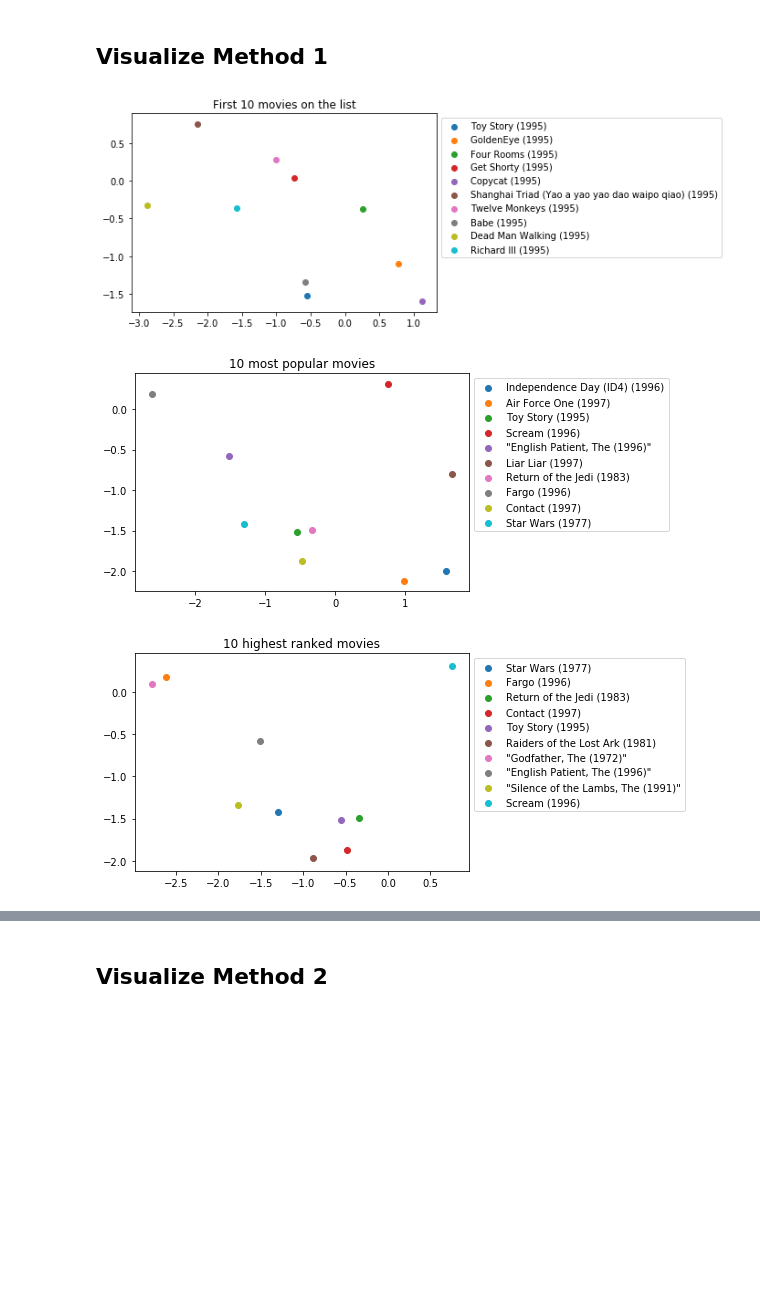
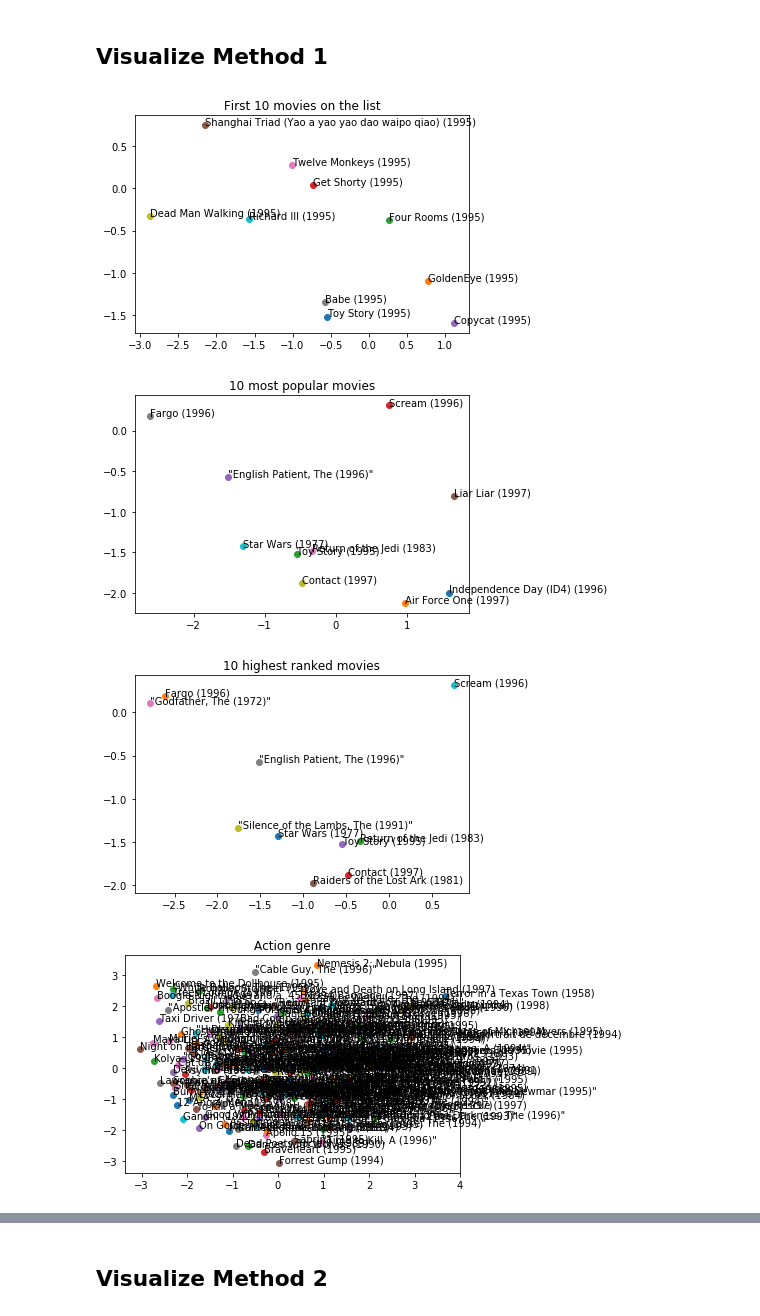
Before and after one commit to jenny233/movie-projection, a Jupyter notebook: Matrix_Factorization_Vizualization.ipynb, the cells around one changed output, grey strips where cells are left out. Cells and saved outputs as stored; diff of their text form; code cells hidden in the pictures; blank space fills up the shorter version.

Commit message:
ran method 2 again, added visualization

```diff
--- a/Matrix_Factorization_Vizualization.ipynb
+++ b/Matrix_Factorization_Vizualization.ipynb
@@ -207,8 +207,8 @@ def train_model_use_bias(M, N, K, eta, reg, Y, eps=0.0001, max_epochs=300):
 
     return (U, V, a, b, get_err(U, V, Y, reg, use_bias=True, a=a, b=b))
 # %%
-etas = [0.02]
-regs = [0.1, 0.2, 0.5]
+etas = [0.1]
+regs = [0.01, 0.05, 0.1]
 
 param_grid = []
 for eta in etas:
@@ -227,11 +227,12 @@ for train_index, test_index in kf.split(Y_train):
 results = []
 for params in param_grid:
     avg = np.mean([err[1] for err in errors if err[0] == params])
+    print(params, avg)
     results.append([params, avg])
 
 results = sorted(results, key = lambda x: x[1])
 best_params = results[0][0]
-print(results)
+# print(results)
 print(best_params)
 
 U_method2, V_method2, a, b, train_err = train_model_use_bias(M,N,20,best_params[0],best_params[1],Y_train)
@@ -277,8 +280,11 @@ def plot_projections(U_in, V_in, plot_title, U_indices=False, V_indices=False):
 
     if type(V_indices) is not bool:
         for i in range(len(V_indices)):
-            plt.scatter(Vproj_new[0][i], Vproj_new[1][i], label=movie_names[V_indices[i]+1])
-            plt.legend(loc='upper left', bbox_to_anchor=(1,1))
+            x_coord = Vproj_new[0][i]
+            y_coord = Vproj_new[1][i]
+            plt.plot(x_coord, y_coord, "o", label=movie_names[V_indices[i]+1])
+            plt.annotate(movie_names[V_indices[i]+1], (x_coord, y_coord))
+#             plt.legend(loc='upper left', bbox_to_anchor=(1,1))
     if type(U_indices) is not bool:
         plt.scatter(Uproj_new[0], Uproj_new[1])
     plt.title(plot_title)
@@ -288,45 +294,45 @@ def plot_projections(U_in, V_in, plot_title, U_indices=False, V_indices=False):
 # %% [markdown]
 ## Visualize Method 1
 # %%
-movie_ids, counts = np.unique(Y_total[:,1], return_counts=True)
-
 # Any 10 movies
 plot_projections(U_method1, V_method1, "First 10 movies on the list", False, np.array(range(10)))
 
 # 10 most popular movies
+movie_ids, counts = np.unique(Y_total[:,1], return_counts=True)
 popularities = sorted(zip(movie_ids, counts),key = lambda x: x[1])
 top_ids, top_counts = zip(*popularities[-10:])
 plot_projections(U_method1, V_method1, "10 most popular movies", False, np.array(top_ids, dtype='int') - 1)
 
 # 10 highest ranked movies
 avg_ratings = []
 for j in range(N):
     movie_ratings = Y[:, j]
     avg_rating = np.mean(movie_ratings[np.nonzero(movie_ratings)])
     avg_ratings.append(avg_rating)
-popularities = sorted(zip(movie_ids, avg_ratings),key = lambda x: x[1], reverse=True)
-best_ids, best_avg_ratings = zip(*popularities[:10])
+high_rankings = sorted(zip(movie_ids, avg_ratings),key = lambda x: x[1], reverse=True)
+best_ids, best_avg_ratings = zip(*high_rankings[:10])
 best_indices = np.subtract(best_ids, [1])
 plot_projections(U_method1, V_method1, "10 highest ranked movies", False, np.array(best_indices))
 
 # 3 genres
 action = []
 comedy = []
 fantasy = []
 for line in movies:
     if line[3] == "1":
         action.append(line[0]) # append movie id
     elif line[7] == "1":
         comedy.append(line[0])
     elif line[11] == "1":
         fantasy.append(line[0])
 action = np.array(action).astype('int')
 comedy = np.array(comedy).astype('int')
 fantasy = np.array(fantasy).astype('int')
-# plot_projections(U_method1, V_method1, "Action genre", False, action)
-# plot_projections(U_method1, V_method1, "Comedy genre", False, comedy)
-# plot_projections(U_method1, V_method1, "Fantasy genre", False, fantasy)
+plot_projections(U_method1, V_method1, "Action genre", False, action)
+plot_projections(U_method1, V_method1, "Comedy genre", False, comedy)
+plot_projections(U_method1, V_method1, "Fantasy genre", False, fantasy)
 # %% [output]
-[figure, old version]
+[figure, new version]
-[figure, old version]
+[figure, new version]
-[figure, old version]
+[figure, new version]
+[figure, added]
```
Also changed, not shown: parts of 6 cells of this notebook.
